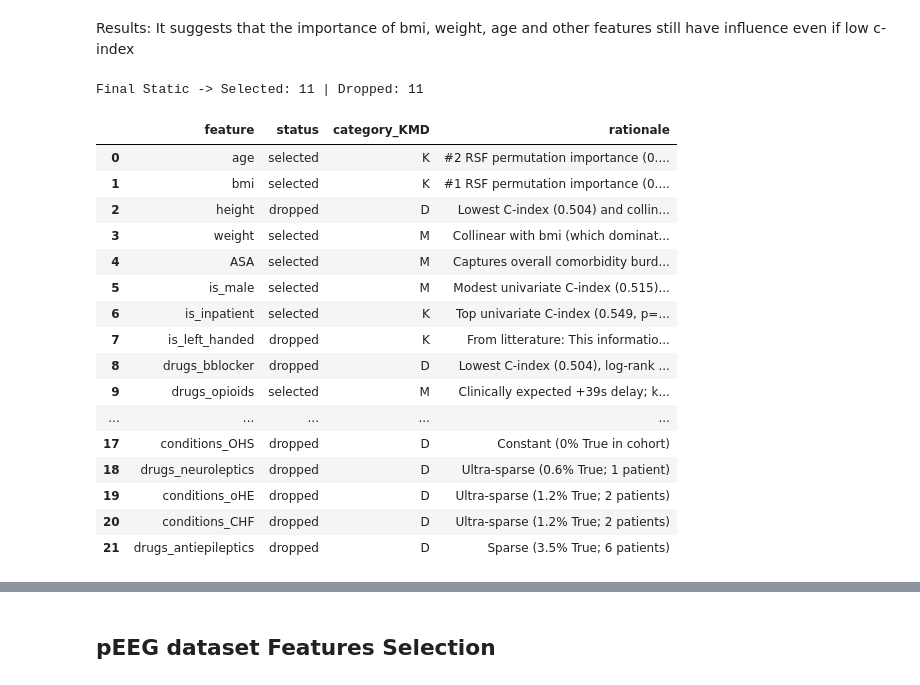
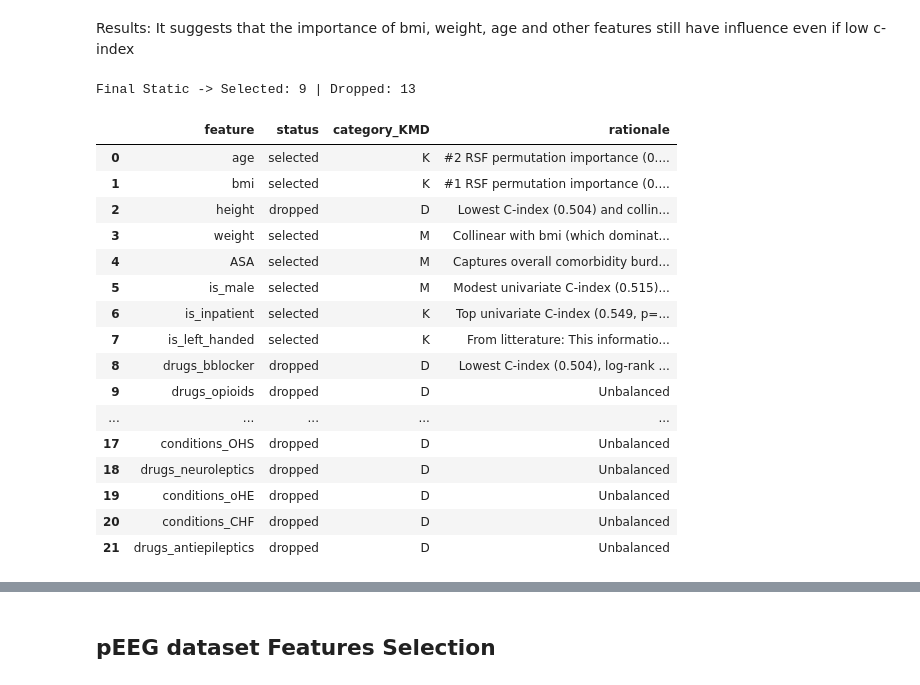
Before and after one commit to pippolin0/EPFL-ICUcockpit, a Jupyter notebook: src/data_analysis/feature_selection.ipynb, the cells around one changed output, grey strips where cells are left out. Cells and saved outputs as stored; diff of their text form; code cells hidden in the pictures.

```diff
--- a/src/data_analysis/feature_selection.ipynb
+++ b/src/data_analysis/feature_selection.ipynb
@@ -200,13 +150,13 @@ Starting Section 2 -> Selected: 15 | Dropped: 7
 # Merge static features and metadata quality flags onto episodes
 static_episodes = episodes_df.merge(static_df, on="ID", how="inner")
 
-# Lock in 10-fold patient-level CV split BEFORE any feature selection
-gkf = GroupKFold(n_splits=10)
+# Lock in 5-fold patient-level CV split BEFORE any feature selection
+gkf = GroupKFold(n_splits=5)
 static_episodes["fold"] = -1
 for fold, (_, val_idx) in enumerate(gkf.split(static_episodes, groups=static_episodes["ID"])):
     static_episodes.loc[val_idx, "fold"] = fold
 
-# Use Folds 0-7 (80% of patients) for feature selection; keep Fold 8 and 9 untouched as holdout check
-dev_df = static_episodes[~static_episodes["fold"].isin([8, 9])].copy()
+# Use Folds 0-3 (80% of patients) for feature selection; keep Fold 4 untouched as holdout check
+dev_df = static_episodes[~static_episodes["fold"].isin([4])].copy()
 print(f"Development set for feature selection: {len(dev_df)} episodes ({dev_df['ID'].nunique()} patients)")
 # %% [output]
@@ -429,51 +470,50 @@ Results: It suggests that the importance of bmi, weight, age and other features
 # %%
 # 1. Drop obvious non-predictors and redundant body-size measures
 update_static_selection("drugs_bblocker", "drop", "Lowest C-index (0.504), log-rank p=0.741, negligible RSF importance", tag="D")
-update_static_selection("conditions_SAS", "drop", "Confounded direction (-48.5s faster ROC), noisy RSF importance (0.0013)", tag="D")
 update_static_selection("height", "drop", "Lowest C-index (0.504) and collinear with bmi/is_male", tag="D")
 
-update_static_selection("weight", "keep", "Collinear with bmi (which dominates in both C-index and RSF)", tag="M")
+update_static_selection("weight", "keep", "Collinear with bmi (which dominates in both C-index and RSF), to discuss", tag="M")
 
 # 2. Promote core static predictors to 'K'
 update_static_selection("is_inpatient", "keep", "Top univariate C-index (0.549, p=0.0001, +67s) + strong RSF importance", tag="K")
 update_static_selection("endo_EUS", "keep", "Strong univariate C-index (0.535, +72s) + #4 RSF importance (0.0191)", tag="K")
-update_static_selection("endo_BSK", "keep", "Significant log-rank (p<0.0001, +92s) + strong RSF importance", tag="K")
-update_static_selection("endo_EBUS", "keep", "Significant log-rank (p<0.0001, +103.5s) + solid RSF importance", tag="K")
+#update_static_selection("endo_BSK", "keep", "Significant log-rank (p<0.0001, +92s) + strong RSF importance", tag="K")
+#update_static_selection("endo_EBUS", "keep", "Significant log-rank (p<0.0001, +103.5s) + solid RSF importance", tag="K")
 update_static_selection("bmi", "keep", "#1 RSF permutation importance (0.0335) + best body-size C-index (0.513)", tag="K")
 update_static_selection("age", "keep", "#2 RSF permutation importance (0.0236); strong non-linear PK interaction", tag="K")
-update_static_selection("is_left_handed", "drop", "From litterature: This information is particularly relevant for neurophysiological measurements, as hemispheric dominance may influence EEG patterns and electrode placement considerations, will need to anaylze correlation with EEGs", tag="K")
+update_static_selection("is_left_handed", "keep", "From litterature: This information is particularly relevant for neurophysiological measurements, as hemispheric dominance may influence EEG patterns and electrode placement considerations, will need to anaylze correlation with EEGs", tag="K")
 
 # 3. Explicitly tag borderline predictors as 'M' (kept in expanded static pool)
 for feat, note in [
     ("is_male", "Modest univariate C-index (0.515) + RSF importance (0.0050)"),
     ("ASA", "Captures overall comorbidity burden; RSF importance (0.0045)"),
     ("endo_EGD", "Borderline log-rank (p=0.0548, +25.5s) + RSF importance (0.0049)"),
-    ("drugs_opioids", "Clinically expected +39s delay; kept in M due to 8.8% prevalence but could be dropped, to debate"),
+    #("drugs_opioids", "Clinically expected +39s delay; kept in M due to 8.8% prevalence but could be dropped, to debate"),
 ]:
     update_static_selection(feat, "keep", note, tag="M")
 
 static_summary_df = pd.DataFrame.from_dict(
     static_audit_log, orient="index", columns=["status", "category_KMD", "rationale"]
 ).rename_axis("feature").reset_index()
 
 print(f"Final Static -> Selected: {len(static_features_selected)} | Dropped: {len(static_features_dropped)}")
 display(static_summary_df)
 # %% [output]
-Final Static -> Selected: 11 | Dropped: 11
+Final Static -> Selected: 9 | Dropped: 13
 |  | feature | status | category_KMD | rationale |
 | 0 | age | selected | K | #2 RSF permutation importance (0.... |
 | 1 | bmi | selected | K | #1 RSF permutation importance (0.... |
 | 2 | height | dropped | D | Lowest C-index (0.504) and collin... |
 | 3 | weight | selected | M | Collinear with bmi (which dominat... |
 | 4 | ASA | selected | M | Captures overall comorbidity burd... |
 | 5 | is_male | selected | M | Modest univariate C-index (0.515)... |
 | 6 | is_inpatient | selected | K | Top univariate C-index (0.549, p=... |
-| 7 | is_left_handed | dropped | K | From litterature: This informatio... |
+| 7 | is_left_handed | selected | K | From litterature: This informatio... |
 | 8 | drugs_bblocker | dropped | D | Lowest C-index (0.504), log-rank ... |
-| 9 | drugs_opioids | selected | M | Clinically expected +39s delay; k... |
+| 9 | drugs_opioids | dropped | D | Unbalanced |
 | ... | ... | ... | ... | ... |
-| 17 | conditions_OHS | dropped | D | Constant (0% True in cohort) |
-| 18 | drugs_neuroleptics | dropped | D | Ultra-sparse (0.6% True; 1 patient) |
-| 19 | conditions_oHE | dropped | D | Ultra-sparse (1.2% True; 2 patients) |
-| 20 | conditions_CHF | dropped | D | Ultra-sparse (1.2% True; 2 patients) |
-| 21 | drugs_antiepileptics | dropped | D | Sparse (3.5% True; 6 patients) |
+| 17 | conditions_OHS | dropped | D | Unbalanced |
+| 18 | drugs_neuroleptics | dropped | D | Unbalanced |
+| 19 | conditions_oHE | dropped | D | Unbalanced |
+| 20 | conditions_CHF | dropped | D | Unbalanced |
+| 21 | drugs_antiepileptics | dropped | D | Unbalanced |
```
Also changed, not shown: parts of 24 cells of this notebook.
